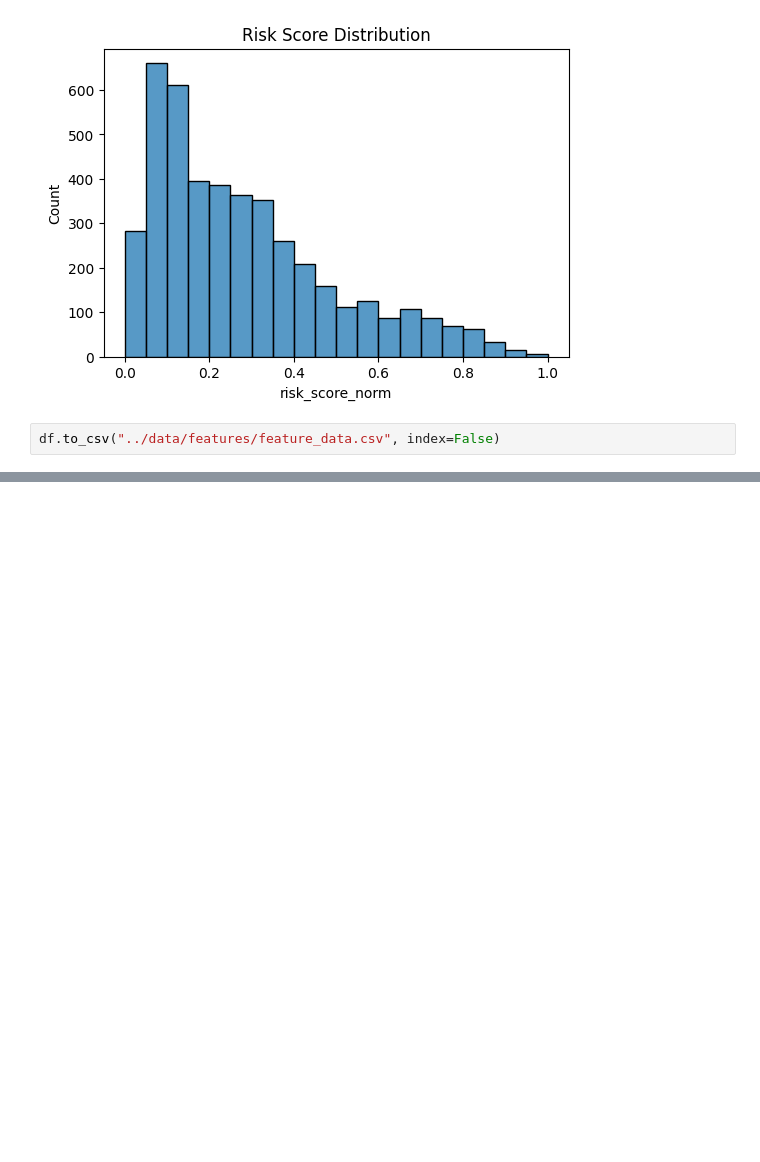
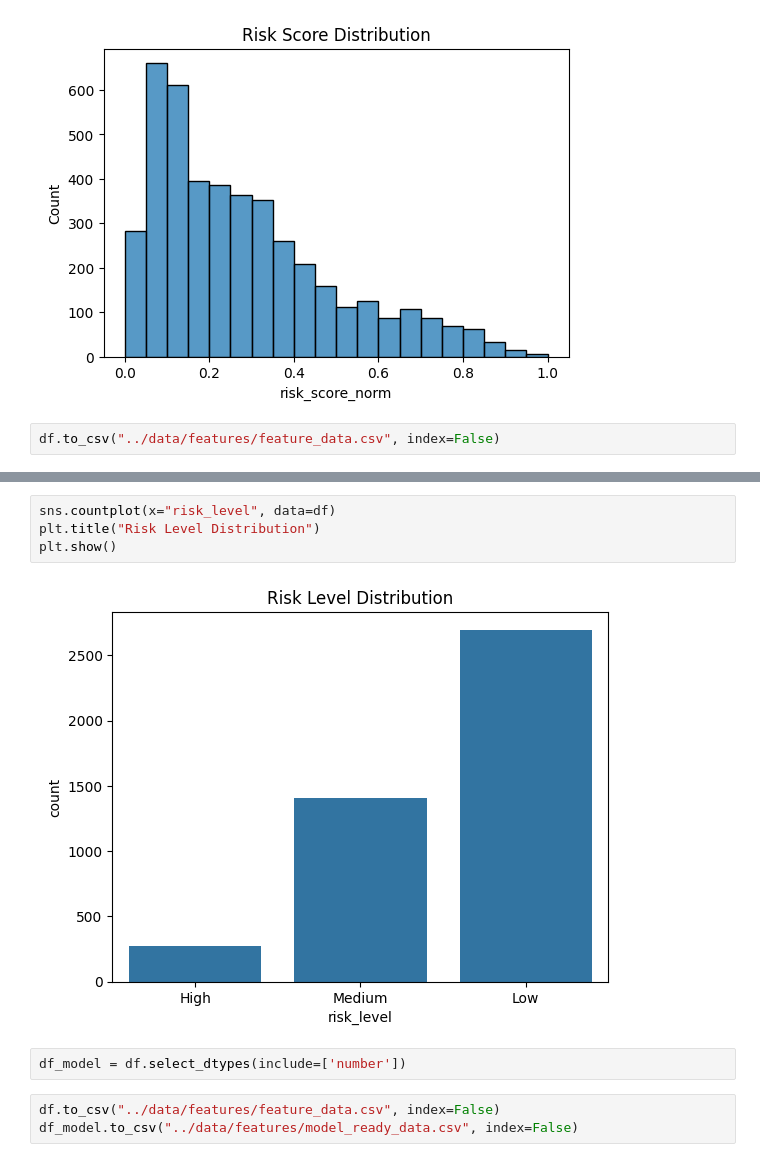
Before and after one commit to shreyag419/Microplastics-analysis, a Jupyter notebook: notebooks/03_normalization.ipynb, the cells around one changed output, grey strips where cells are left out. Cells and saved outputs as stored; diff of their text form; blank space fills up the shorter version.

Commit message:
Added normalised data

```diff
--- a/notebooks/03_normalization.ipynb
+++ b/notebooks/03_normalization.ipynb
@@ -96,0 +128,11 @@ df.to_csv("../data/features/feature_data.csv", index=False)
+# %%
+sns.countplot(x="risk_level", data=df)
+plt.title("Risk Level Distribution")
+plt.show()
+# %% [output]
+[figure, added]
+# %%
+df_model = df.select_dtypes(include=['number'])
+# %%
+df.to_csv("../data/features/feature_data.csv", index=False)
+df_model.to_csv("../data/features/model_ready_data.csv", index=False)
```
Also changed, not shown: parts of 4 cells of this notebook, 2 other files.
